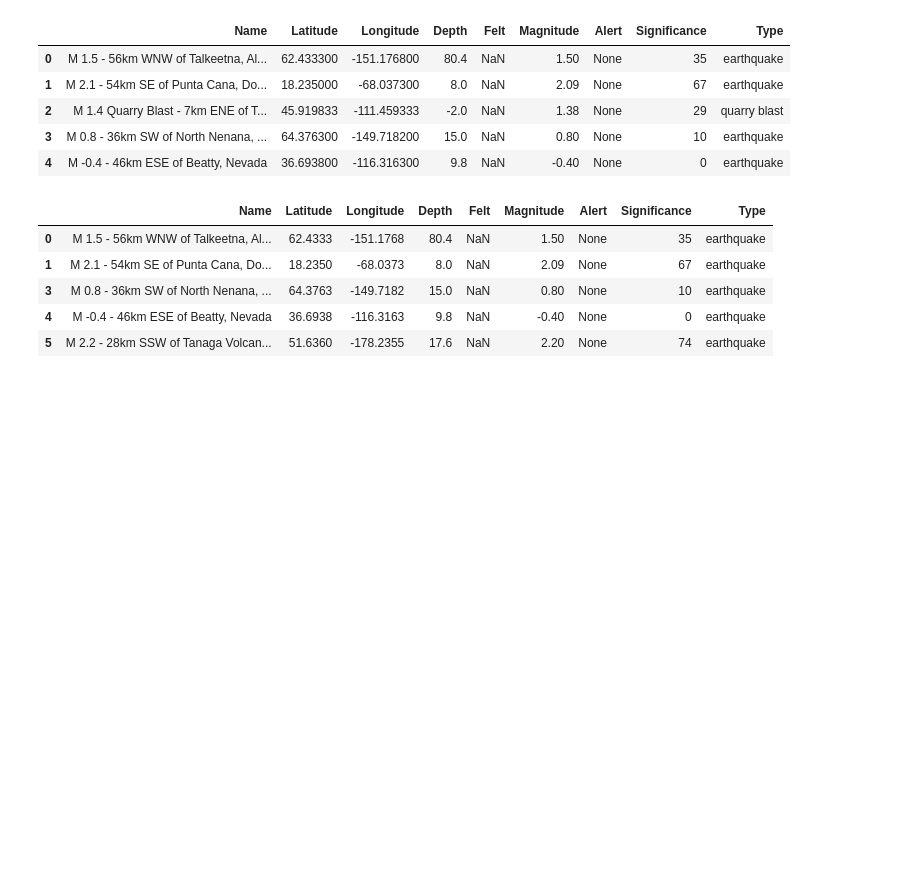
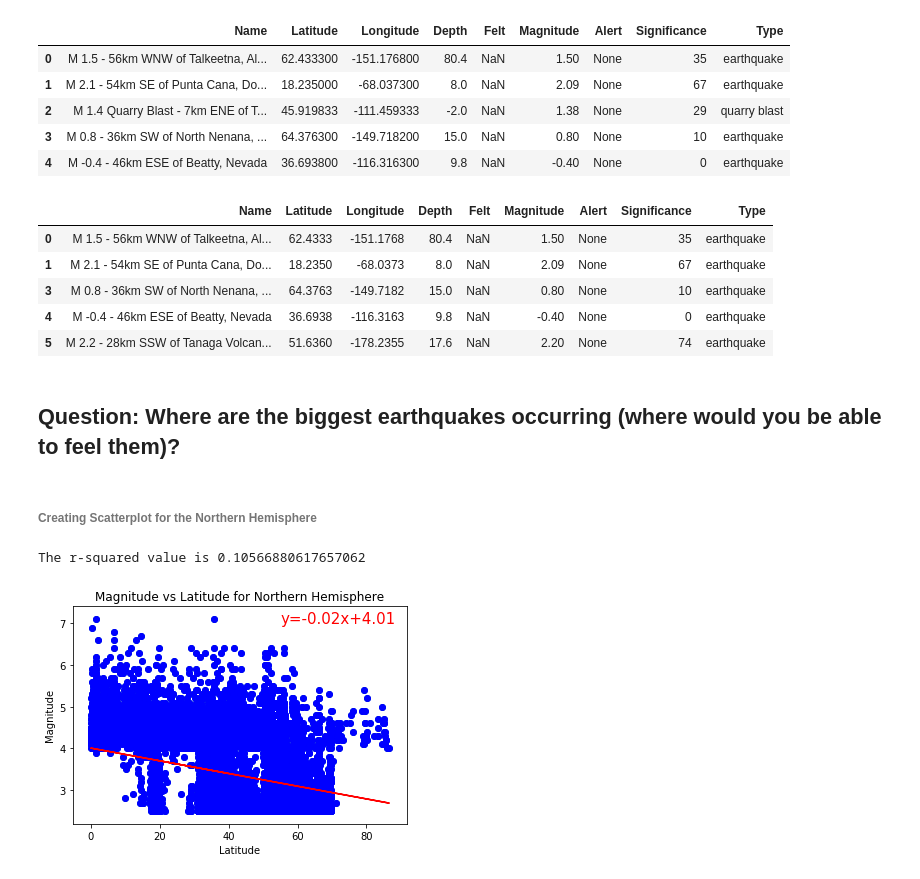
Before and after one commit to SarahZ22/Tremors_Analysis-Earthquake_Visualizations, a Jupyter notebook: EarthquakesNB.ipynb, the cells around one changed output. Saved outputs shown, nothing was run; the diff lists cells and outputs as text; code cells hidden in the pictures; blank space fills up the shorter version.

Commit message:
Adding the scatterplot of where is earthquakes most felt

```diff
--- a/EarthquakesNB.ipynb
+++ b/EarthquakesNB.ipynb
@@ -136,3 +132,42 @@ filtered_quakesdf.head()
 | 3 | M 0.8 - 36km SW of North Nenana, ... | 64.3763 | -149.7182 | 15.0 | NaN | 0.80 | None | 10 | earthquake |
 | 4 | M -0.4 - 46km ESE of Beatty, Nevada | 36.6938 | -116.3163 | 9.8 | NaN | -0.40 | None | 0 | earthquake |
 | 5 | M 2.2 - 28km SSW of Tanaga Volcan... | 51.6360 | -178.2355 | 17.6 | NaN | 2.20 | None | 74 | earthquake |
+# %% [markdown]
+## Question: Where are the biggest earthquakes occurring (where would you be able to feel them)?
+# %%
+#measuring where are the biggest earthquake occurring (where would you be able to feel them)
+#Decided to go with Northern and Southern Hemispheres of the world because it would be more logical to plot a range as opposed to a specific location since there would be so many datapoints
+#per wikipedia.org, search query "Richter magnitude scale," (https://en.wikipedia.org/wiki/Richter_magnitude_scale) an earthquake could be felt at magnitude above 2.0 however will use 2.5 since that is more likely to be felt
+
+#Creating Northern and Southern Hemispheres DataFrame
+northern_hemi=filtered_quakesdf.loc[(filtered_quakesdf["Latitude"]>=0)]
+southern_hemi=filtered_quakesdf.loc[(filtered_quakesdf["Latitude"]<0)]
+
+#linking the Northern and Southern Hemispheres with Magnitude over 2.5
+magnitude_north=northern_hemi.loc[(northern_hemi["Magnitude"]>=2.5)]
+magnitude_south=southern_hemi.loc[(southern_hemi["Magnitude"]>=2.5)]
+# %% [markdown]
+###### Creating Scatterplot for the Northern Hemisphere
+# %%
+#plotting the data
+x_value=magnitude_north["Latitude"]
+y_value=magnitude_north["Magnitude"]
+plt.scatter(x_value,y_value)
+plt.title("Magnitude vs Latitude for Northern Hemisphere")
+plt.xlabel("Latitude")
+plt.ylabel("Magnitude")
+
+#getting the linear regression data
+(slope, intercept, rvalue, pvalue, stderr)=linregress(x_value,y_value)
+regress_value=x_value*slope+intercept
+line_eq="y="+str(round(slope,2))+ "x+" +str(round(intercept,2))
+plt.scatter(x_value, y_value, marker="o", color="blue")
+plt.plot(x_value, regress_value, "r-")
+plt.annotate(line_eq, (55,7), fontsize="15", color="red")
+print(f"The r-squared value is {rvalue**2}")
+plt.savefig("Northern latitude_vs_magnitude_linreg.png")
+
+plt.show()
+# %% [output]
+The r-squared value is 0.10566880617657062
+[figure, added]
```
Also changed, not shown: parts of 4 cells of this notebook.
